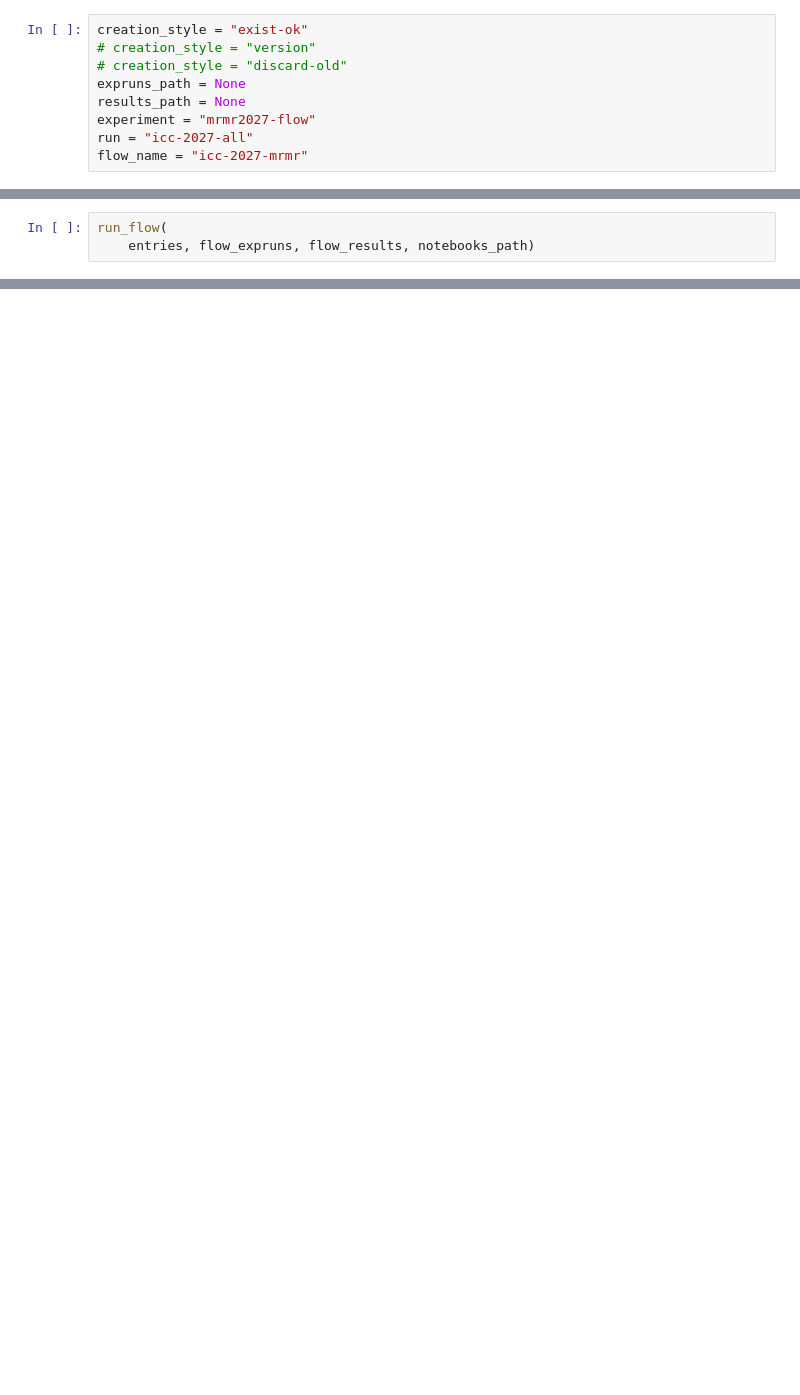
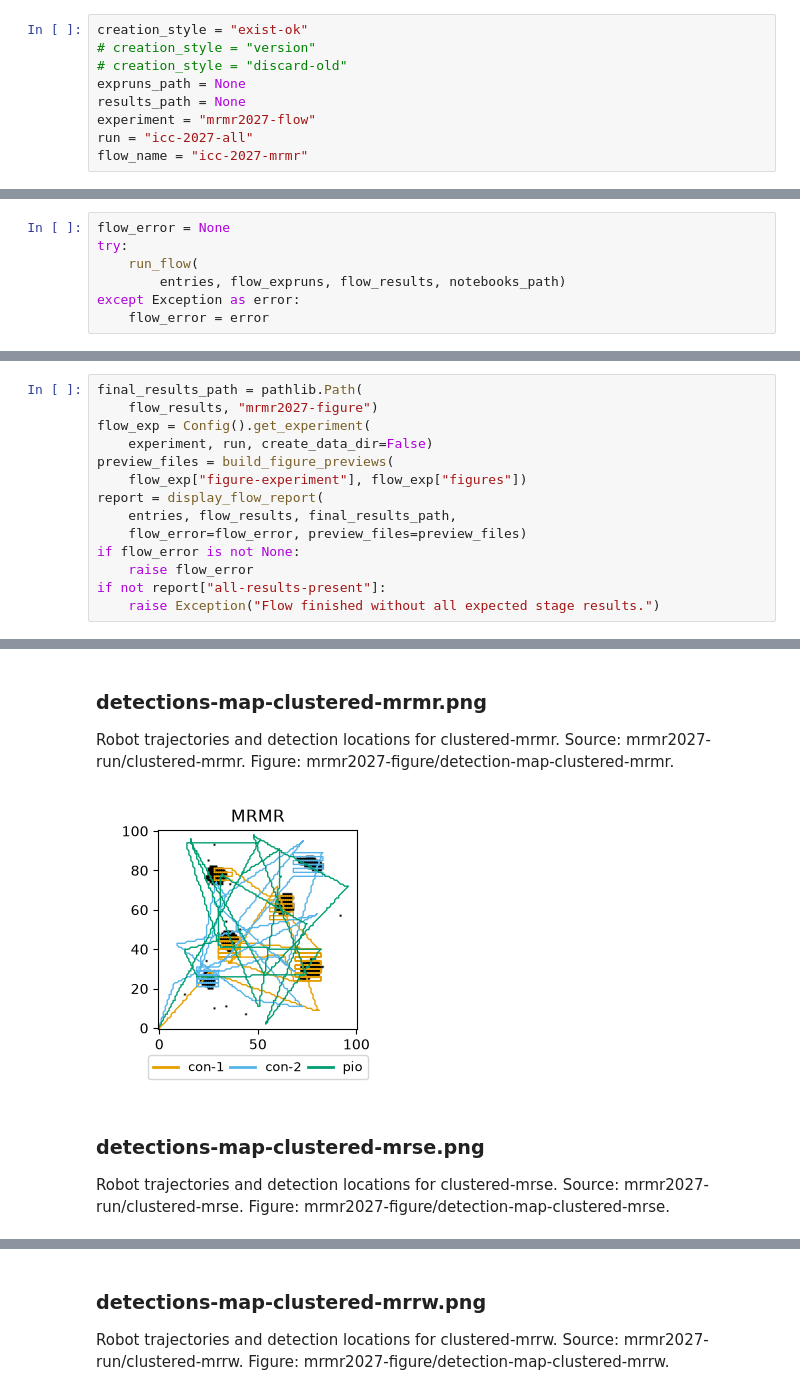
Before and after one commit to lboloni/WaterberryFarms, a Jupyter notebook: papers/y2027_mrmr/MRMR-Flow.ipynb, the cells around one changed output, grey strips where cells are left out. Cells and saved outputs as stored; diff of their text form; blank space fills up the shorter version.

Commit message:
Improvements to the flow system.

```diff
--- a/papers/y2027_mrmr/MRMR-Flow.ipynb
+++ b/papers/y2027_mrmr/MRMR-Flow.ipynb
@@ -33,3 +69,7 @@ entries = build_mrmr_2027_flow_entries(
 # %%
-run_flow(
-    entries, flow_expruns, flow_results, notebooks_path)
+flow_error = None
+try:
+    run_flow(
+        entries, flow_expruns, flow_results, notebooks_path)
+except Exception as error:
+    flow_error = error
@@ -35,0 +114,15 @@ run_flow(
+# %%
+final_results_path = pathlib.Path(
+    flow_results, "mrmr2027-figure")
+flow_exp = Config().get_experiment(
+    experiment, run, create_data_dir=False)
+preview_files = build_figure_previews(
+    flow_exp["figure-experiment"], flow_exp["figures"])
+report = display_flow_report(
+    entries, flow_results, final_results_path,
+    flow_error=flow_error, preview_files=preview_files)
+if flow_error is not None:
+    raise flow_error
+if not report["all-results-present"]:
+    raise Exception("Flow finished without all expected stage results.")
+# %% [output]
@@ -35,0 +169,5 @@ run_flow(
+detections-map-clustered-mrmr.png
+Robot trajectories and detection locations for clustered-mrmr. Source: mrmr2027-run/clustered-mrmr. Figure: mrmr2027-figure/detection-map-clustered-mrmr.
+[figure, added]
+detections-map-clustered-mrse.png
+Robot trajectories and detection locations for clustered-mrse. Source: mrmr2027-run/clustered-mrse. Figure: mrmr2027-figure/detection-map-clustered-mrse.
@@ -35,0 +175,2 @@ run_flow(
+detections-map-clustered-mrrw.png
+Robot trajectories and detection locations for clustered-mrrw. Source: mrmr2027-run/clustered-mrrw. Figure: mrmr2027-figure/detection-map-clustered-mrrw.
```
Also changed, not shown: parts of 4 cells of this notebook, 8 other files.
